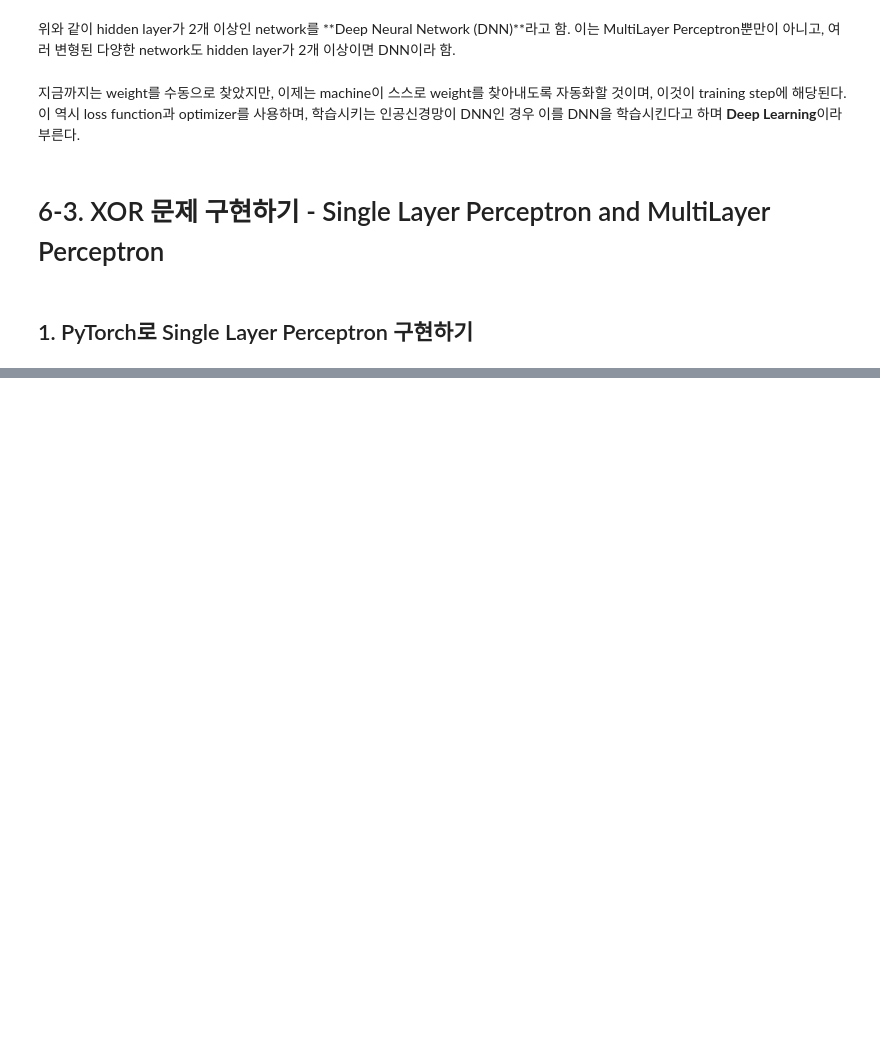
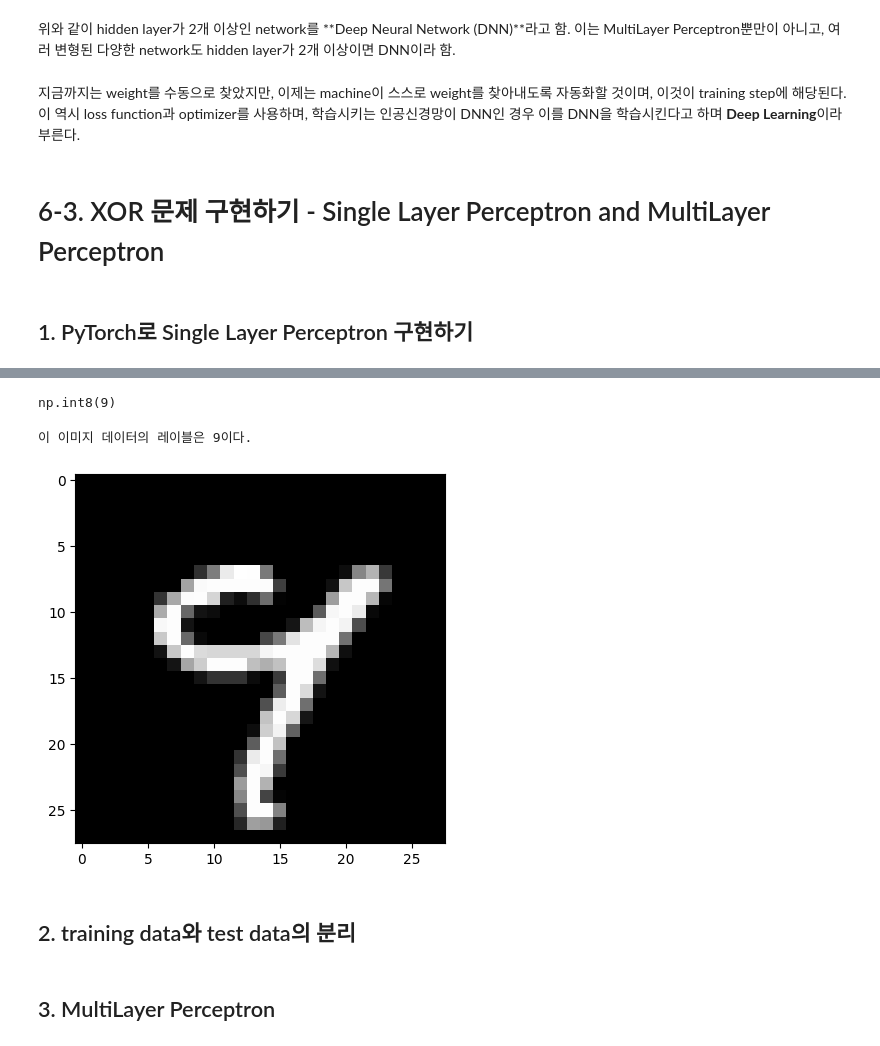
Before and after one commit to WoojinCho-Ryan/Studying-Pytorch, a Jupyter notebook: 6_Artificial_Neural_Network.ipynb, the cells around one changed output, grey strips where cells are left out. Drawn from its saved outputs; the diff is of its cells as text; code cells hidden in the pictures; blank space fills up the shorter version.

```diff
--- a/6_Artificial_Neural_Network.ipynb
+++ b/6_Artificial_Neural_Network.ipynb
@@ -279,0 +591,2 @@ if device == 'cuda':
+# %%
+mnist = fetch_openml('mnist_784', version = 1, cache = True, as_frame = False)
@@ -279,0 +617,2 @@ if device == 'cuda':
+# %%
+mnist.target = mnist.target.astype(np.int8)
@@ -279,0 +621,3 @@ if device == 'cuda':
+# %%
+X = mnist.data / 255
+y = mnist.target
@@ -279,0 +644,12 @@ if device == 'cuda':
+# %%
+y[54]
+# %% [output]
+np.int8(9)
+# %%
+plt.imshow(X[54].reshape(28, 28), cmap = 'gray')
+print("이 이미지 데이터의 레이블은 {:.0f}이다.".format(y[54]))
+# %% [output]
+이 이미지 데이터의 레이블은 9이다.
+[figure, added]
+# %% [markdown]
+## 2. training data와 test data의 분리
@@ -279,0 +676,2 @@ if device == 'cuda':
+# %% [markdown]
+## 3. MultiLayer Perceptron
```
Also changed, not shown: parts of 86 cells of this notebook.
